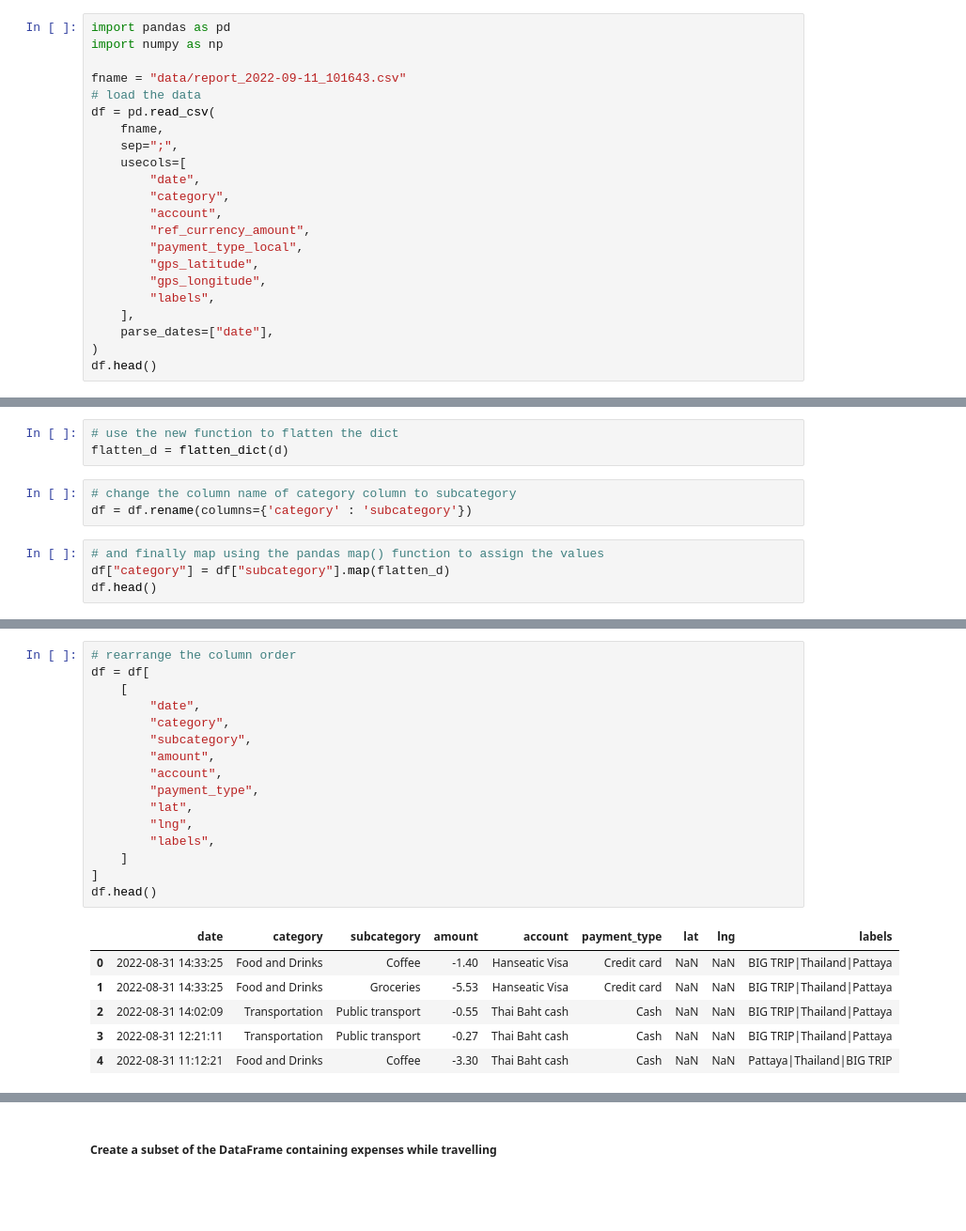
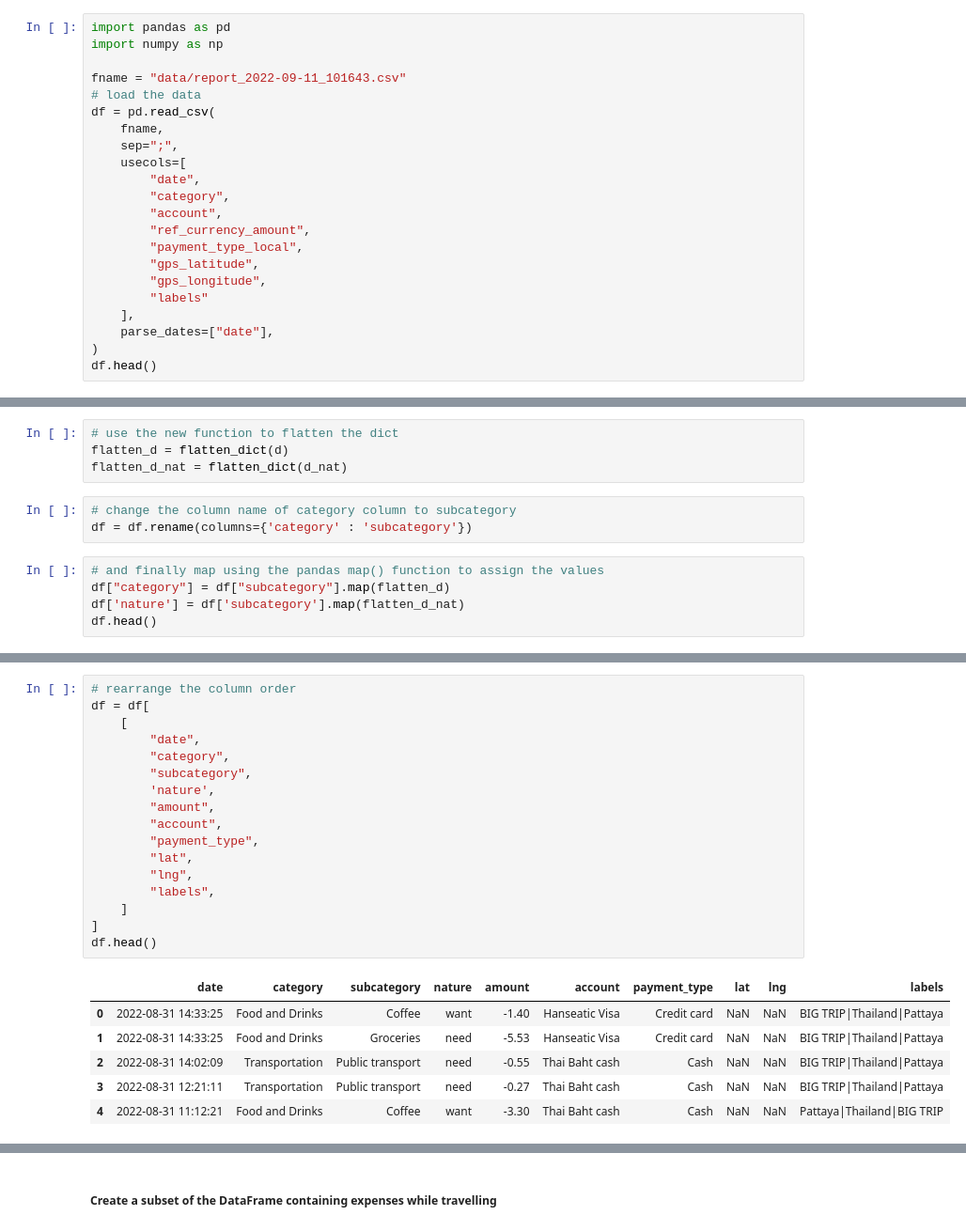
Before and after one commit to neaderr/Personal-Expenses-Analysis, a Jupyter notebook: expenses.ipynb, the cells around one changed output, grey strips where cells are left out. Shown at 94% size. Drawn from its saved outputs; the diff is of its cells as text; blank space fills up the shorter version.

```diff
--- a/expenses.ipynb
+++ b/expenses.ipynb
@@ -20,7 +20,7 @@ df = pd.read_csv(
         "payment_type_local",
         "gps_latitude",
         "gps_longitude",
-        "labels",
+        "labels"
     ],
     parse_dates=["date"],
 )
@@ -202,11 +275,13 @@ def flatten_dict(d):
 # %%
 # use the new function to flatten the dict
 flatten_d = flatten_dict(d)
+flatten_d_nat = flatten_dict(d_nat)
 # %%
 # change the column name of category column to subcategory
 df = df.rename(columns={'category' : 'subcategory'})
 # %%
 # and finally map using the pandas map() function to assign the values
 df["category"] = df["subcategory"].map(flatten_d)
+df['nature'] = df['subcategory'].map(flatten_d_nat)
 df.head()
 # %% [output]
@@ -219,26 +294,27 @@ df.head()
 # %%
 # rearrange the column order
 df = df[
     [
         "date",
         "category",
         "subcategory",
+        'nature',
         "amount",
         "account",
         "payment_type",
         "lat",
         "lng",
         "labels",
     ]
 ]
 df.head()
 # %% [output]
-|  | date | category | subcategory | amount | account | payment_type | lat | lng | labels |
-| 0 | 2022-08-31 14:33:25 | Food and Drinks | Coffee | -1.40 | Hanseatic Visa | Credit card | NaN | NaN | BIG TRIP|Thailand|Pattaya |
-| 1 | 2022-08-31 14:33:25 | Food and Drinks | Groceries | -5.53 | Hanseatic Visa | Credit card | NaN | NaN | BIG TRIP|Thailand|Pattaya |
-| 2 | 2022-08-31 14:02:09 | Transportation | Public transport | -0.55 | Thai Baht cash | Cash | NaN | NaN | BIG TRIP|Thailand|Pattaya |
-| 3 | 2022-08-31 12:21:11 | Transportation | Public transport | -0.27 | Thai Baht cash | Cash | NaN | NaN | BIG TRIP|Thailand|Pattaya |
-| 4 | 2022-08-31 11:12:21 | Food and Drinks | Coffee | -3.30 | Thai Baht cash | Cash | NaN | NaN | Pattaya|Thailand|BIG TRIP |
+|  | date | category | subcategory | nature | amount | account | payment_type | lat | lng | labels |
+| 0 | 2022-08-31 14:33:25 | Food and Drinks | Coffee | want | -1.40 | Hanseatic Visa | Credit card | NaN | NaN | BIG TRIP|Thailand|Pattaya |
+| 1 | 2022-08-31 14:33:25 | Food and Drinks | Groceries | need | -5.53 | Hanseatic Visa | Credit card | NaN | NaN | BIG TRIP|Thailand|Pattaya |
+| 2 | 2022-08-31 14:02:09 | Transportation | Public transport | need | -0.55 | Thai Baht cash | Cash | NaN | NaN | BIG TRIP|Thailand|Pattaya |
+| 3 | 2022-08-31 12:21:11 | Transportation | Public transport | need | -0.27 | Thai Baht cash | Cash | NaN | NaN | BIG TRIP|Thailand|Pattaya |
+| 4 | 2022-08-31 11:12:21 | Food and Drinks | Coffee | want | -3.30 | Thai Baht cash | Cash | NaN | NaN | Pattaya|Thailand|BIG TRIP |
 # %%
 # convert the amount column to absolute value
 df["amount"] = df["amount"].abs()
```
Also changed, not shown: parts of 15 cells of this notebook.
